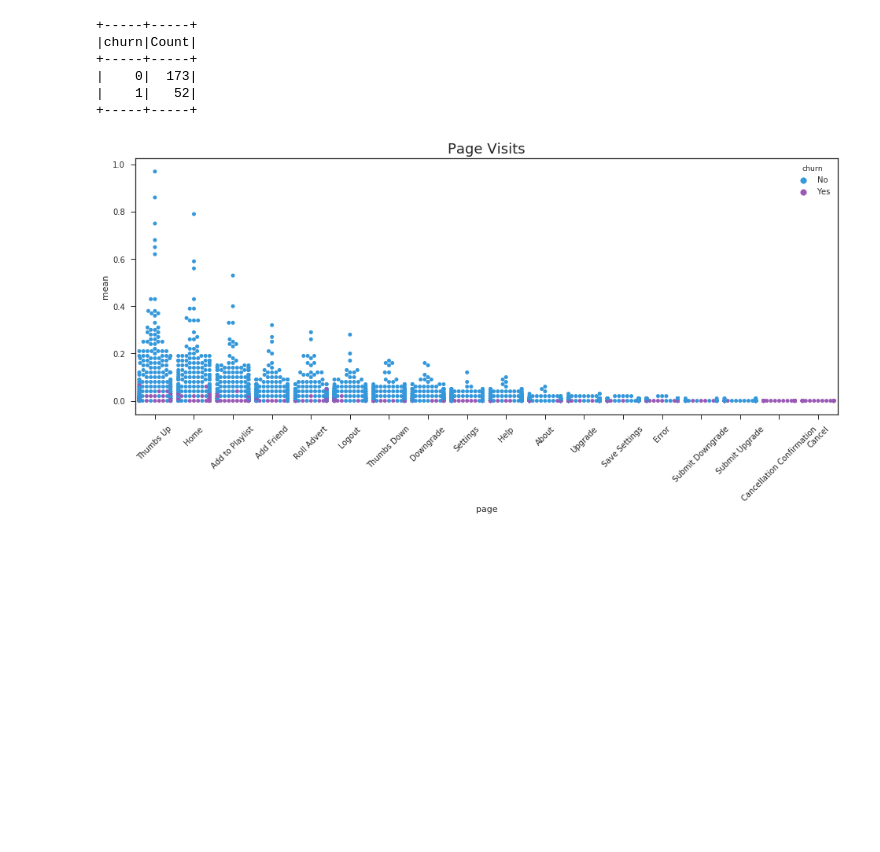
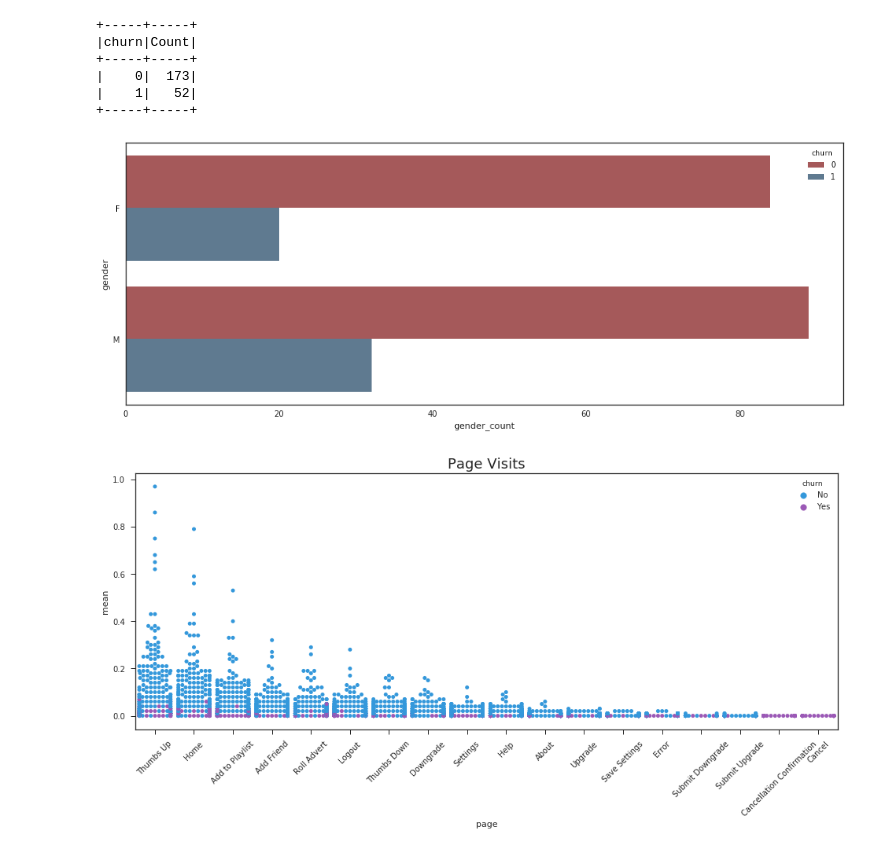
Before and after one commit to arun-vijayakumar/Sparkify, a Jupyter notebook: Sparkify.ipynb, the cells around one changed output. Cells and saved outputs as stored; diff of their text form; code cells hidden in the pictures; blank space fills up the shorter version.

```diff
--- a/Sparkify.ipynb
+++ b/Sparkify.ipynb
@@ -456,6 +456,23 @@ spark.sql(
 |    0|  173|
 |    1|   52|
 +-----+-----+
+# %%
+df_sparkify_page_gender = spark.sql(
+            '''SELECT
+            churn,gender,COUNT(DISTINCT userId) as gender_count
+             FROM
+             sparkify_user_log_table
+             GROUP BY churn, gender
+             ORDER BY gender_count
+             '''
+          )
+# %%
+sns.set_style("white")
+plt.figure(figsize=(16, 6))
+sns.set_palette("Set1",n_colors=8, desat=.5)
+ax = sns.barplot(x="gender_count", y="gender", hue="churn", data=df_sparkify_page_gender.toPandas(),capsize=.2)
+# %% [output]
+[figure, added]
 # %%
 df_sparkify_page = spark.sql('''   SELECT
                 churn,page, cast((COUNT(page)/44864*100) as decimal (10,2)) as mean
```
Also changed, not shown: parts of 12 cells of this notebook, 1 other file.
